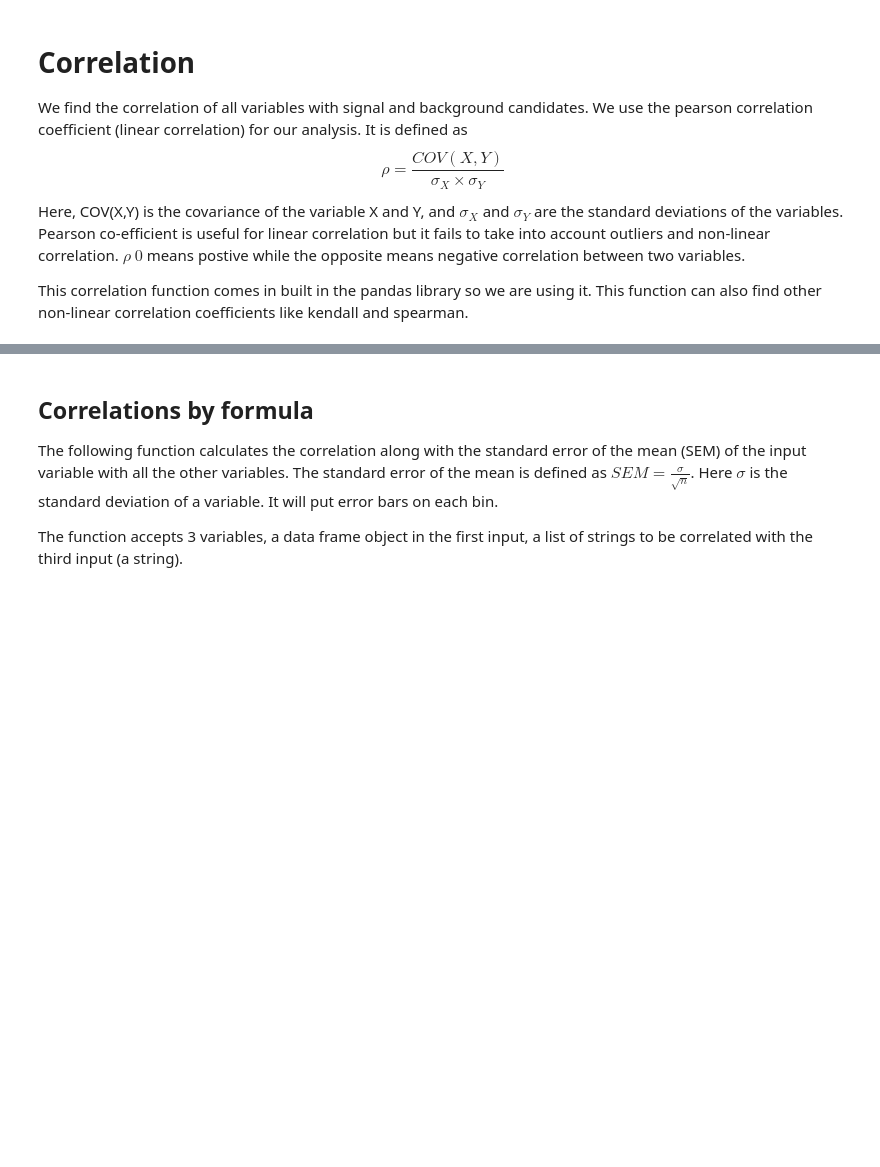
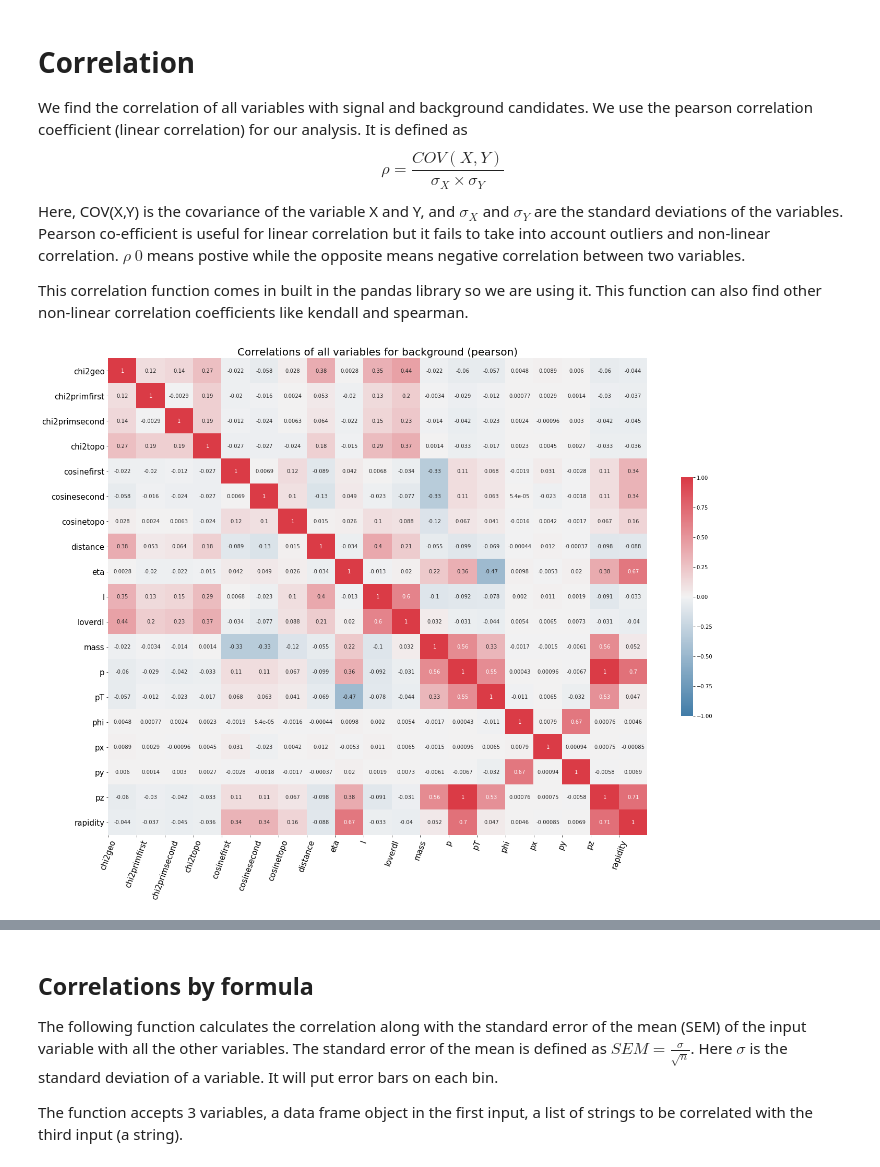
Before and after one commit to julnow/JupyterNotebooks, a Jupyter notebook: kaon_correlations.ipynb, the cells around one changed output, grey strips where cells are left out. Drawn from its saved outputs; the diff is of its cells as text; code cells hidden in the pictures; blank space fills up the shorter version.

Commit message:
correlations for kaons with variables

```diff
--- a/kaon_correlations.ipynb
+++ b/kaon_correlations.ipynb
@@ -105,5 +105,8 @@ bckgr.columns = bckgr.columns.str.replace('Candidates_', '')
 bckgr.columns = bckgr.columns.str.replace('_', '')
 sign.columns = sign.columns.str.replace('Candidates_', '')
 sign.columns = sign.columns.str.replace('_', '')
+#we also get rid of coordinates errors
+sign = sign.drop(columns=['xerror', 'yerror', 'zerror', 'daughter1id', 'daughter2id', 'generation', 'pid'])
+bckgr = bckgr.drop(columns=['xerror', 'yerror', 'zerror', 'daughter1id', 'daughter2id', 'generation', 'pid'])
 #let's check the name prefixes
-bckgr
+sign
@@ -120,9 +137,9 @@ def clean_df(df):
     with pd.option_context('mode.use_inf_as_na', True):
         df = df.dropna()
     #Experimental constraints
-    is_good_mom = (df['pz'] > pZLowerCut) & (df['p']<pUpperCut) & (df['pT']<ptUpperCut)
+    is_good_mom = (df['pz'] > pzLowerCut) & (df['p']<pUpperCut) & (df['pT']<ptUpperCut)
     is_good_coord = (abs(df['x']) < absXCut) & (abs(df['y']) < absYCut) & (df['z']>lowerZCut) & (df['z']<upperZCut)
-    is_good_params = (df['distance'] > lowerDistanceCut) & (df['distance'] < upperDistanceCut) & (df['chi2geo']>lowerChi2GeoCut) & (df['chi2geo'] < upperChi2GeoCut) & (df['chi2topo'] > lowerChi2TopoCut) & (df['chi2topo'] < upperChi2TopoCut) & (df['eta']>lowerEtaCut) & (df['eta']<upperEtaCut)& (df['l']>lowerLCut) & (df['l']<upperLCut) & (df['loverdl']>lowerLdlCut) & (df['loverdl']<upperLdlCut)
+    is_good_params = (df['distance'] > lowerDcaCut) & (df['distance'] < upperDcaCut) & (df['chi2geo']>lowerChi2GeoCut) & (df['chi2geo'] < upperChi2GeoCut) & (df['chi2topo'] > lowerChi2TopoCut) & (df['chi2topo'] < upperChi2TopoCut) & (df['eta']>lowerEtaCut) & (df['eta']<upperEtaCut)& (df['l']>lowerLCut) & (df['l']<upperLCut) & (df['loverdl']>lowerLdlCut) & (df['loverdl']<upperLdlCut)
     is_good_daughters = (df['chi2primfirst']>lowerChi2PrimFirstCut) & (df['chi2primfirst'] < upperChi2PrimSecondCut) & (df['chi2primsecond']>lowerChi2PrimSecondCut) & (df['chi2primsecond']<upperChi2PrimFirstCut)
     is_good_mass = (df['mass']>lowerMassCut) & (df['mass']<upperMassCut)
 
@@ -178,5 +198,7 @@ def correlation_graph(df, variables, title):
 # %%
 #correlation graph for background
-correlation_graph(background, variables_to_draw, 'Correlations of all variables for background')
+correlation_graph(background, variables_to_draw, 'Correlations of all variables for background (pearson)')
+# %% [output]
+[figure, added]
 # %%
 #correlation graph for signal
```
Also changed, not shown: parts of 18 cells of this notebook, 3 other files.
